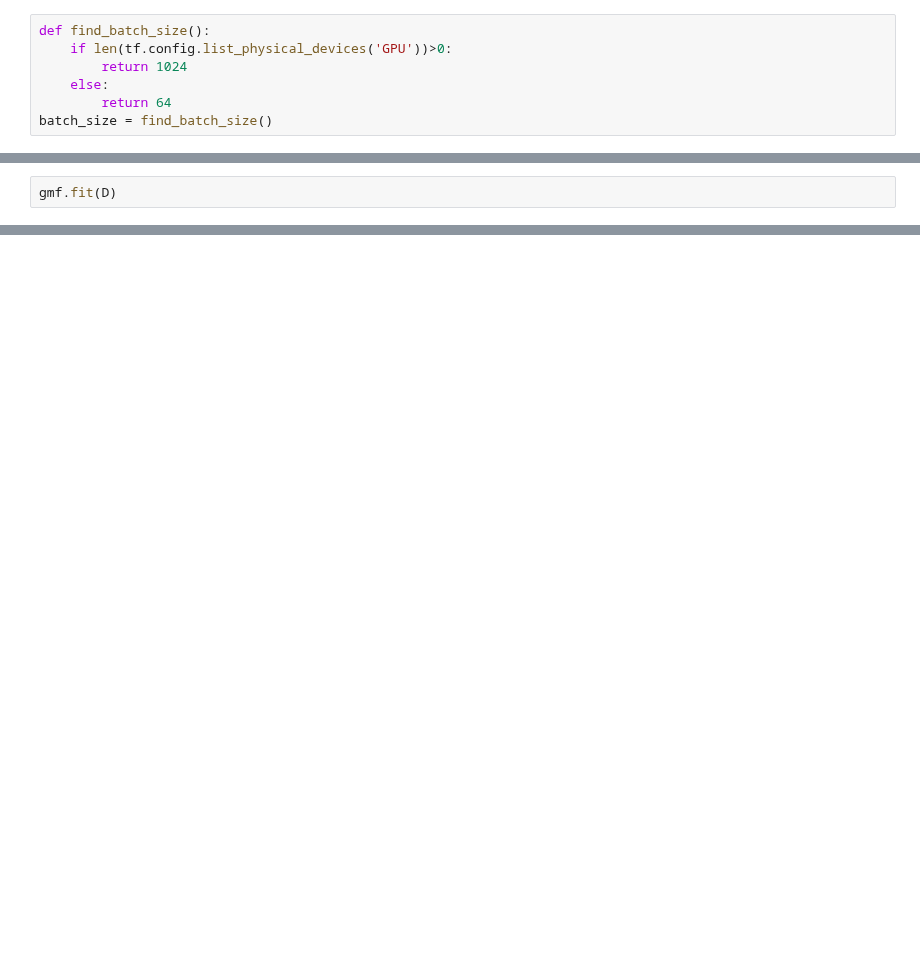
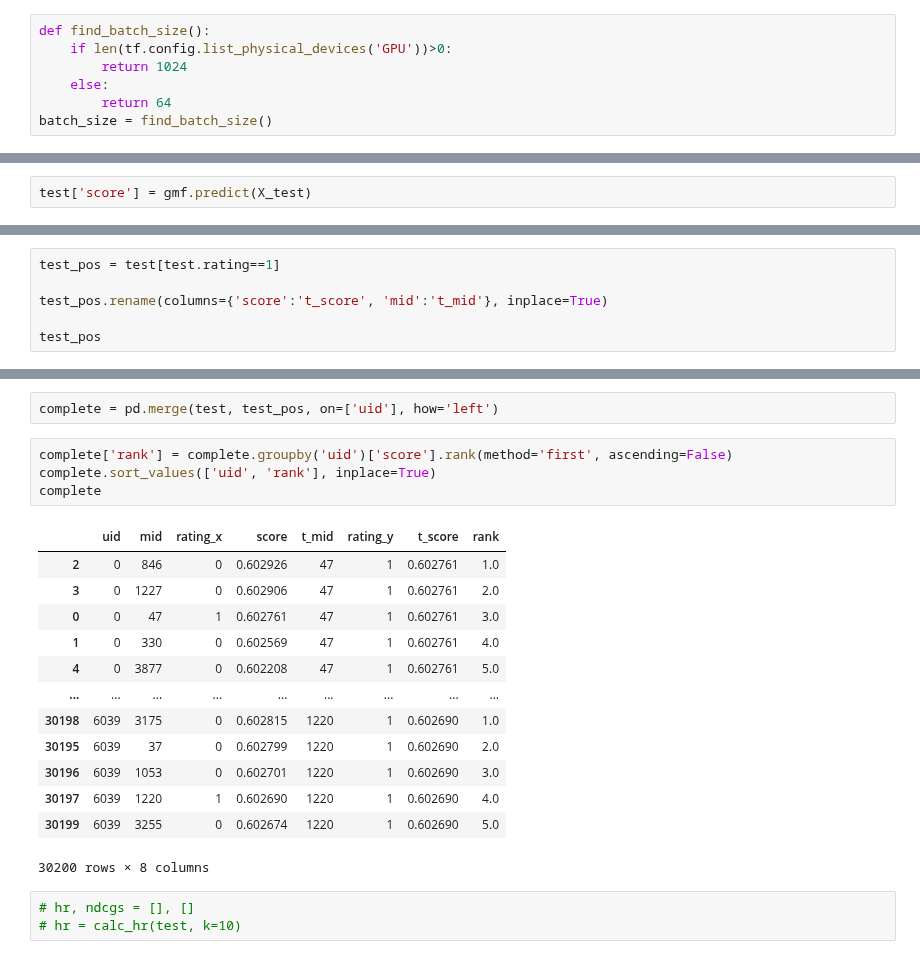
Before and after one commit to fcancedda/NFPCF, a Jupyter notebook: model.ipynb, the cells around one changed output, grey strips where cells are left out. Drawn from its saved outputs; the diff is of its cells as text; blank space fills up the shorter version.

Commit message:
built evaluation metrics (hit rate and ndcg)

```diff
--- a/model.ipynb
+++ b/model.ipynb
@@ -77,2 +71,0 @@ D = D.batch(batch_size)
-# %%
-gmf.fit(D)
@@ -85,0 +104,2 @@ next(iter(D))
+# %%
+test['score'] = gmf.predict(X_test)
@@ -85,0 +126,6 @@ next(iter(D))
+# %%
+test_pos = test[test.rating==1]
+
+test_pos.rename(columns={'score':'t_score', 'mid':'t_mid'}, inplace=True)
+
+test_pos
@@ -85,0 +150,23 @@ next(iter(D))
+# %%
+complete = pd.merge(test, test_pos, on=['uid'], how='left')
+# %%
+complete['rank'] = complete.groupby('uid')['score'].rank(method='first', ascending=False)
+complete.sort_values(['uid', 'rank'], inplace=True)
+complete
+# %% [output]
+|  | uid | mid | rating_x | score | t_mid | rating_y | t_score | rank |
+| 2 | 0 | 846 | 0 | 0.602926 | 47 | 1 | 0.602761 | 1.0 |
+| 3 | 0 | 1227 | 0 | 0.602906 | 47 | 1 | 0.602761 | 2.0 |
+| 0 | 0 | 47 | 1 | 0.602761 | 47 | 1 | 0.602761 | 3.0 |
+| 1 | 0 | 330 | 0 | 0.602569 | 47 | 1 | 0.602761 | 4.0 |
+| 4 | 0 | 3877 | 0 | 0.602208 | 47 | 1 | 0.602761 | 5.0 |
+| ... | ... | ... | ... | ... | ... | ... | ... | ... |
+| 30198 | 6039 | 3175 | 0 | 0.602815 | 1220 | 1 | 0.602690 | 1.0 |
+| 30195 | 6039 | 37 | 0 | 0.602799 | 1220 | 1 | 0.602690 | 2.0 |
+| 30196 | 6039 | 1053 | 0 | 0.602701 | 1220 | 1 | 0.602690 | 3.0 |
+| 30197 | 6039 | 1220 | 1 | 0.602690 | 1220 | 1 | 0.602690 | 4.0 |
+| 30199 | 6039 | 3255 | 0 | 0.602674 | 1220 | 1 | 0.602690 | 5.0 |
+30200 rows × 8 columns
+# %%
+# hr, ndcgs = [], []
+# hr = calc_hr(test, k=10)
```
Also changed, not shown: parts of 21 cells of this notebook, 1 other file.
